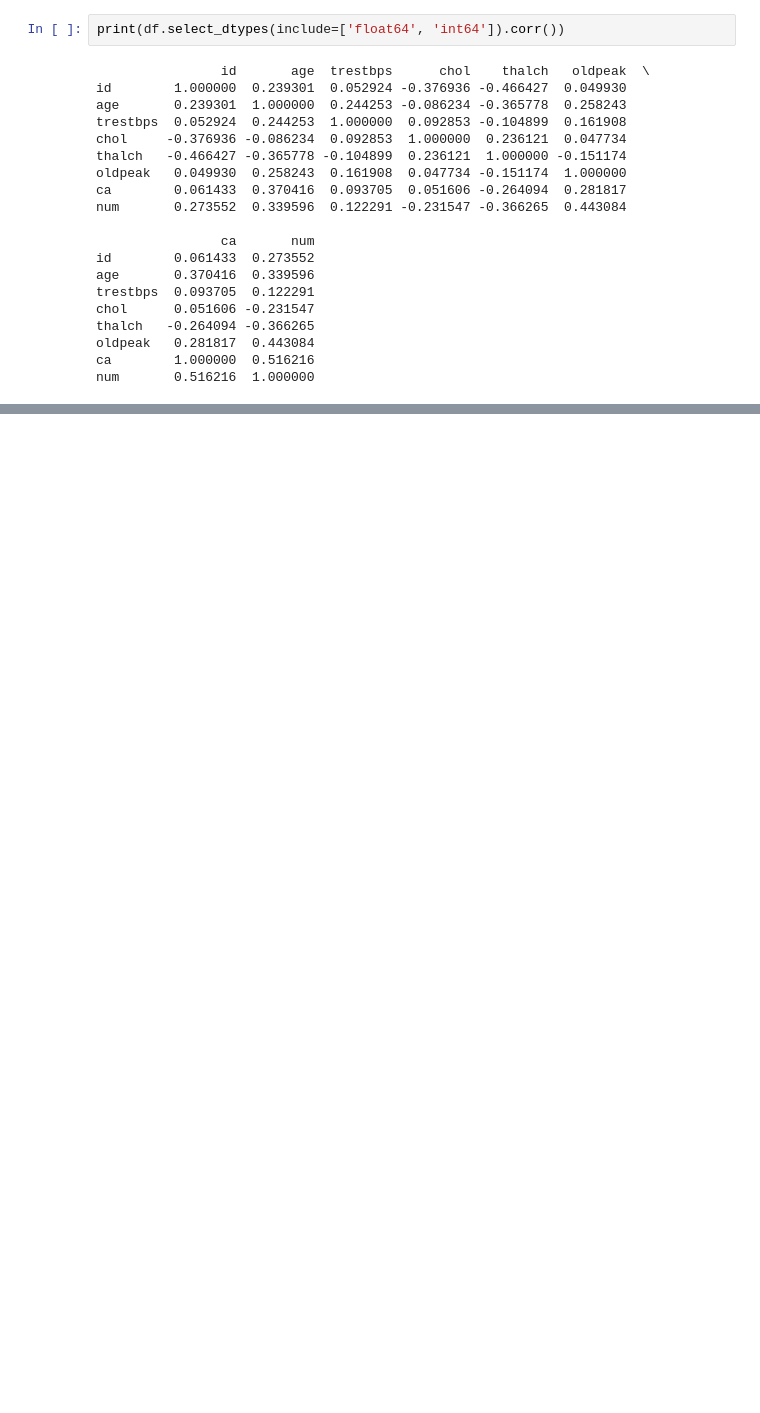
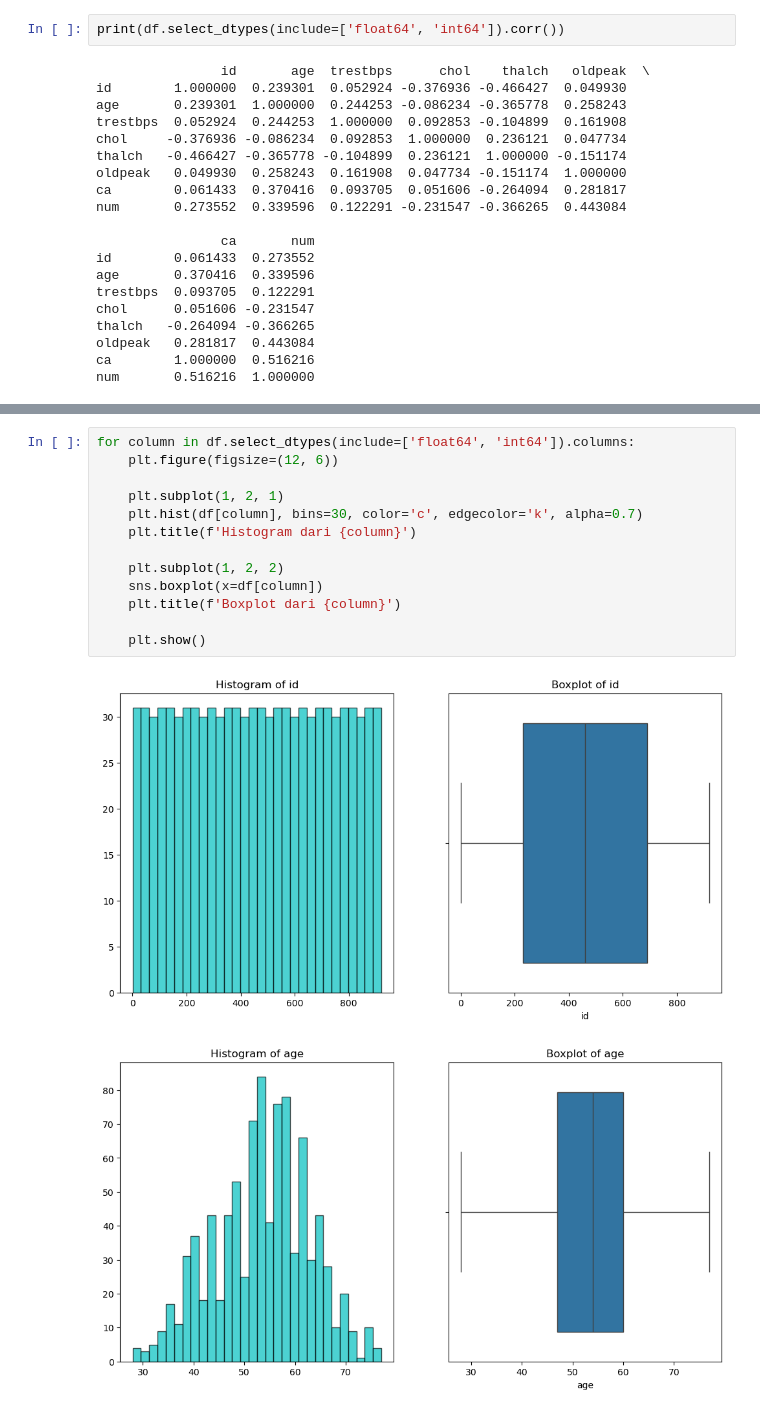
Before and after one commit to Bokibyte/PProKom, a Jupyter notebook: Semester_3/Data_Mining/Tugas1_P2/DataExploration.ipynb, the cells around one changed output, grey strips where cells are left out. Cells and saved outputs as stored; diff of their text form; blank space fills up the shorter version.

```diff
--- a/Semester_3/Data_Mining/Tugas1_P2/DataExploration.ipynb
+++ b/Semester_3/Data_Mining/Tugas1_P2/DataExploration.ipynb
@@ -312,0 +348,16 @@ num       0.516216  1.000000
+# %%
+for column in df.select_dtypes(include=['float64', 'int64']).columns:
+    plt.figure(figsize=(12, 6))
+
+    plt.subplot(1, 2, 1)
+    plt.hist(df[column], bins=30, color='c', edgecolor='k', alpha=0.7)
+    plt.title(f'Histogram dari {column}')
+
+    plt.subplot(1, 2, 2)
+    sns.boxplot(x=df[column])
+    plt.title(f'Boxplot dari {column}')
+
+    plt.show()
+# %% [output]
+[figure, added]
+[figure, added]
```
Also changed, not shown: parts of 19 cells of this notebook.
